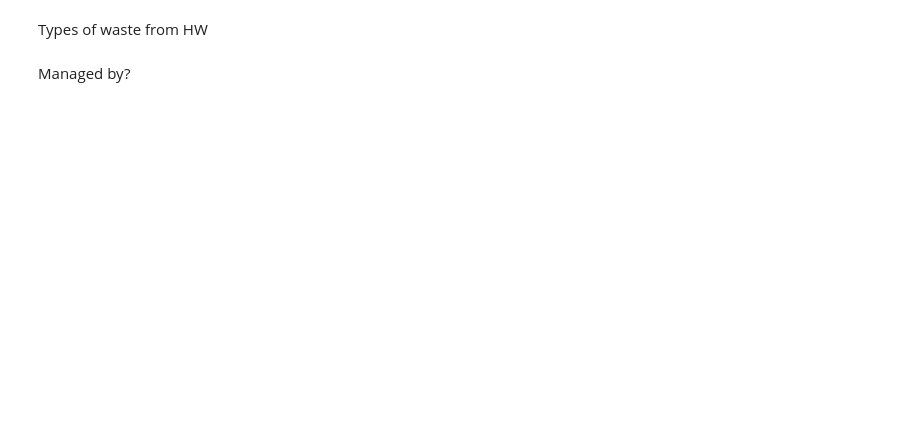
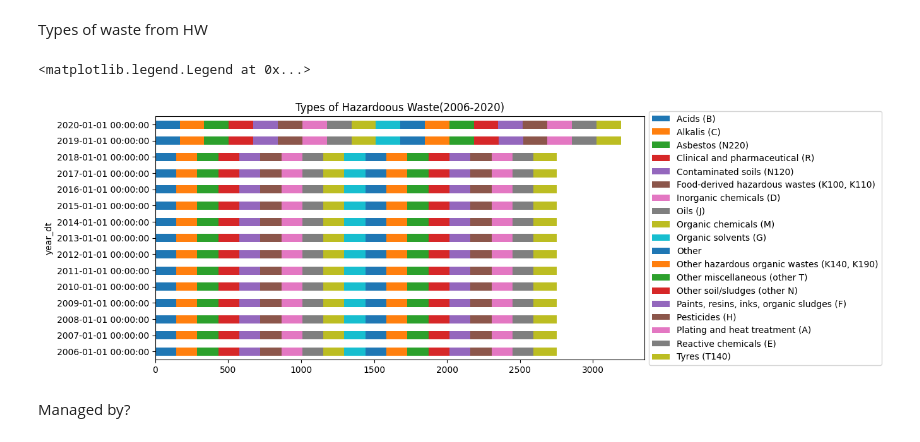
Before and after one commit to ItsGraceChen/waste_dataproject, a Jupyter notebook: data_introduction/Round 3.ipynb, the cells around one changed output. Cells and saved outputs as stored; diff of their text form; code cells hidden in the pictures; blank space fills up the shorter version.

```diff
--- a/data_introduction/Round 3.ipynb
+++ b/data_introduction/Round 3.ipynb
@@ -459,4 +488,11 @@ HW over time in Australia:
 # %% [markdown]
 Types of waste from HW
+# %%
+hazardous_wastes_df.groupby(['year_dt', 'Type']).size().unstack().plot(kind='barh', stacked=True)
+plt.title('Types of Hazardoous Waste(2006-2020)')
+plt.legend(loc='center left', bbox_to_anchor=(1, 0.5))
+# %% [output]
+<matplotlib.legend.Legend at 0x...>
+[figure, added]
 # %% [markdown]
 Managed by?
```
Also changed, not shown: parts of 14 cells of this notebook.
